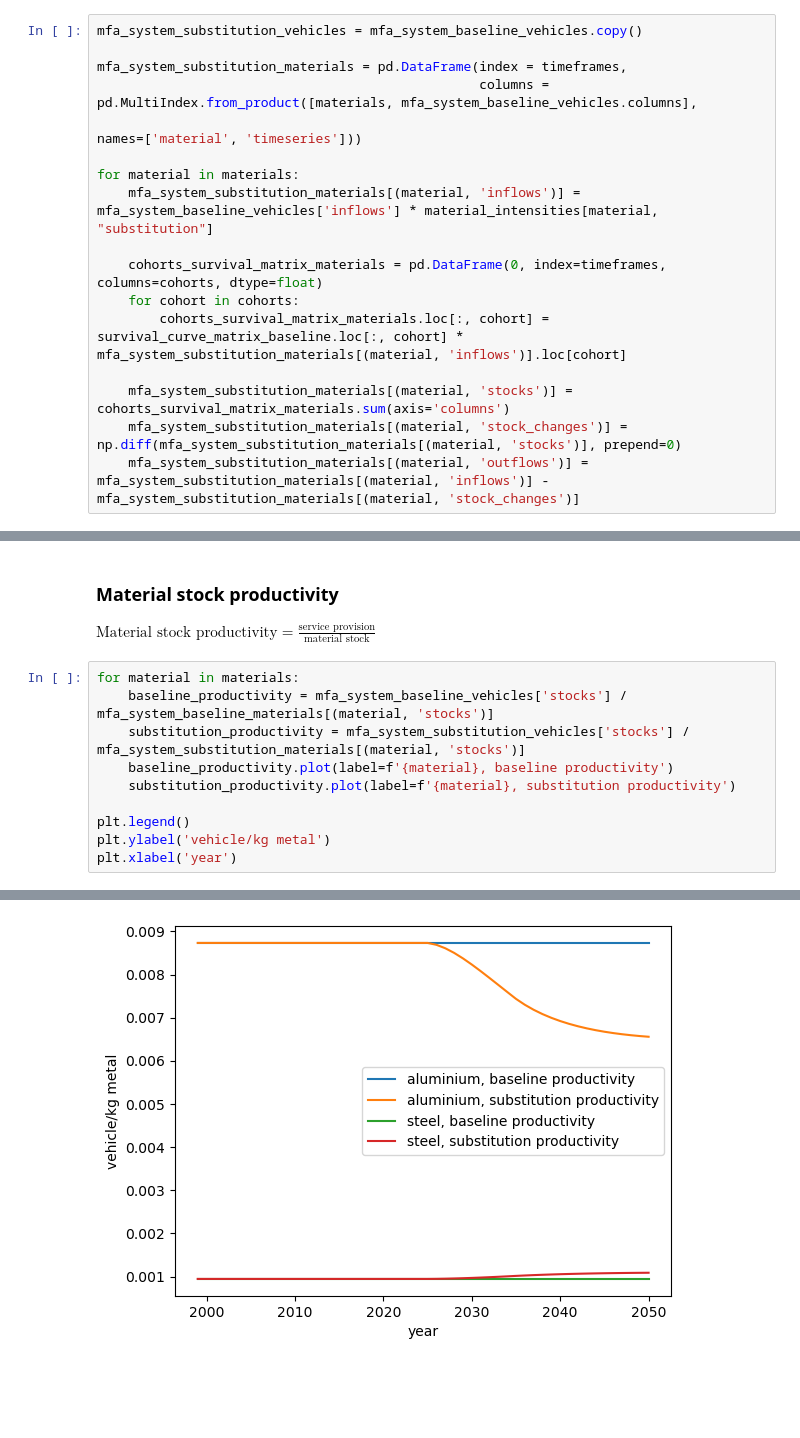
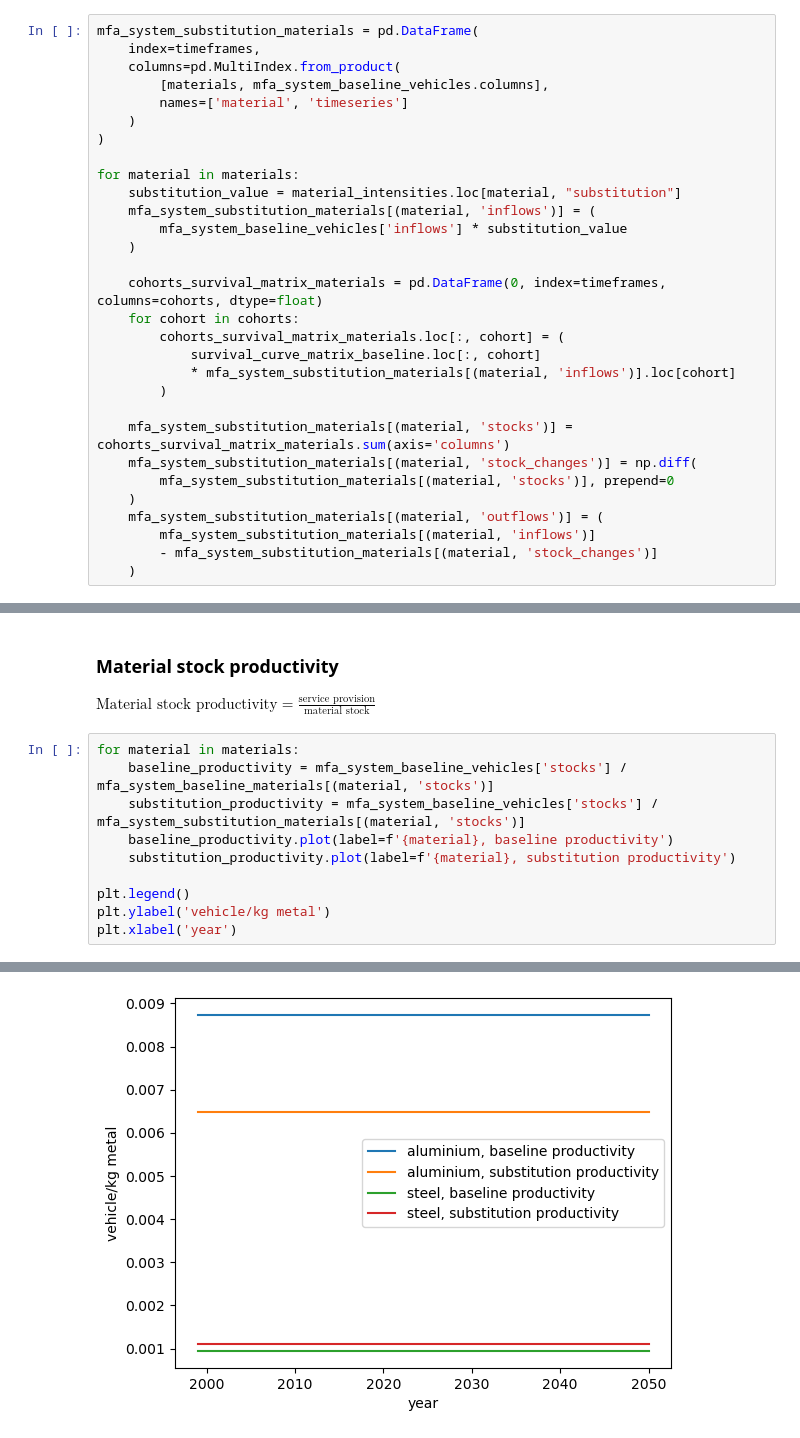
Before and after one commit to TomerFishman/RAPID-MFA, a Jupyter notebook: RAPID-MFA notebooks/10_material_substitution.ipynb, the cells around one changed output, grey strips where cells are left out. Drawn from its saved outputs; the diff is of its cells as text; blank space fills up the shorter version.

Commit message:
material and product substitution

```diff
--- a/RAPID-MFA notebooks/10_material_substitution.ipynb
+++ b/RAPID-MFA notebooks/10_material_substitution.ipynb
@@ -204,20 +209,33 @@ Index(['stocks', 'inflows', 'outflows', 'stock_changes'], dtype='object')
 # %%
-mfa_system_substitution_vehicles = mfa_system_baseline_vehicles.copy()
-
-mfa_system_substitution_materials = pd.DataFrame(index = timeframes,
-                                                 columns = pd.MultiIndex.from_product([materials, mfa_system_baseline_vehicles.columns],
-                                                                                  names=['material', 'timeseries']))
+mfa_system_substitution_materials = pd.DataFrame(
+    index=timeframes,
+    columns=pd.MultiIndex.from_product(
+        [materials, mfa_system_baseline_vehicles.columns],
+        names=['material', 'timeseries']
+    )
+)
 
 for material in materials:
-    mfa_system_substitution_materials[(material, 'inflows')] = mfa_system_baseline_vehicles['inflows'] * material_intensities[material, "substitution"]
+    substitution_value = material_intensities.loc[material, "substitution"]
+    mfa_system_substitution_materials[(material, 'inflows')] = (
+        mfa_system_baseline_vehicles['inflows'] * substitution_value
+    )
 
     cohorts_survival_matrix_materials = pd.DataFrame(0, index=timeframes, columns=cohorts, dtype=float)
     for cohort in cohorts:
-        cohorts_survival_matrix_materials.loc[:, cohort] = survival_curve_matrix_baseline.loc[:, cohort] * mfa_system_substitution_materials[(material, 'inflows')].loc[cohort]
+        cohorts_survival_matrix_materials.loc[:, cohort] = (
+            survival_curve_matrix_baseline.loc[:, cohort]
+            * mfa_system_substitution_materials[(material, 'inflows')].loc[cohort]
+        )
 
     mfa_system_substitution_materials[(material, 'stocks')] = cohorts_survival_matrix_materials.sum(axis='columns')
-    mfa_system_substitution_materials[(material, 'stock_changes')] = np.diff(mfa_system_substitution_materials[(material, 'stocks')], prepend=0)
-    mfa_system_substitution_materials[(material, 'outflows')] = mfa_system_substitution_materials[(material, 'inflows')] - mfa_system_substitution_materials[(material, 'stock_changes')]
+    mfa_system_substitution_materials[(material, 'stock_changes')] = np.diff(
+        mfa_system_substitution_materials[(material, 'stocks')], prepend=0
+    )
+    mfa_system_substitution_materials[(material, 'outflows')] = (
+        mfa_system_substitution_materials[(material, 'inflows')]
+        - mfa_system_substitution_materials[(material, 'stock_changes')]
+    )
 # %% [markdown]
 ## 6. Compare MFA results
 # %%
@@ -277,13 +295,13 @@ $\text{Material stock productivity} = \frac{\text{service provision}}{\text{mate
 # %%
 for material in materials:
     baseline_productivity = mfa_system_baseline_vehicles['stocks'] / mfa_system_baseline_materials[(material, 'stocks')]
-    substitution_productivity = mfa_system_substitution_vehicles['stocks'] / mfa_system_substitution_materials[(material, 'stocks')]
+    substitution_productivity = mfa_system_baseline_vehicles['stocks'] / mfa_system_substitution_materials[(material, 'stocks')]
     baseline_productivity.plot(label=f'{material}, baseline productivity')
     substitution_productivity.plot(label=f'{material}, substitution productivity')
 
 plt.legend()
 plt.ylabel('vehicle/kg metal')
 plt.xlabel('year')
 # %% [output]
 Text(0.5, 0, 'year')
-[figure, old version]
+[figure, new version]
```
Also changed, not shown: parts of 4 cells of this notebook, 1 other file.
